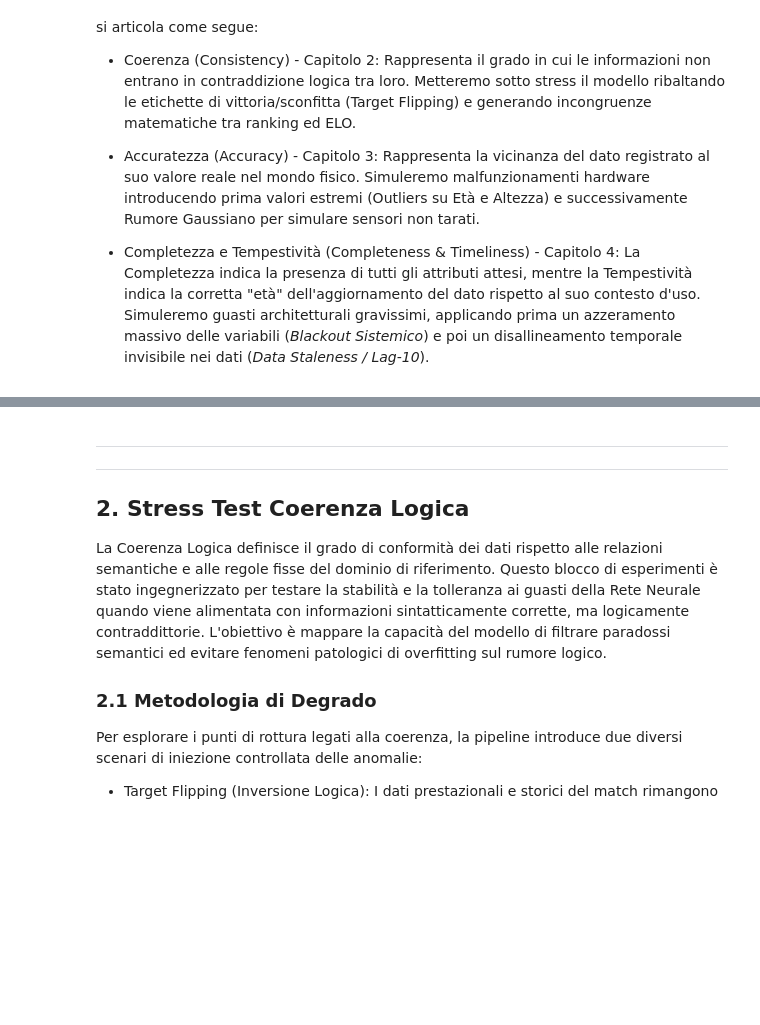
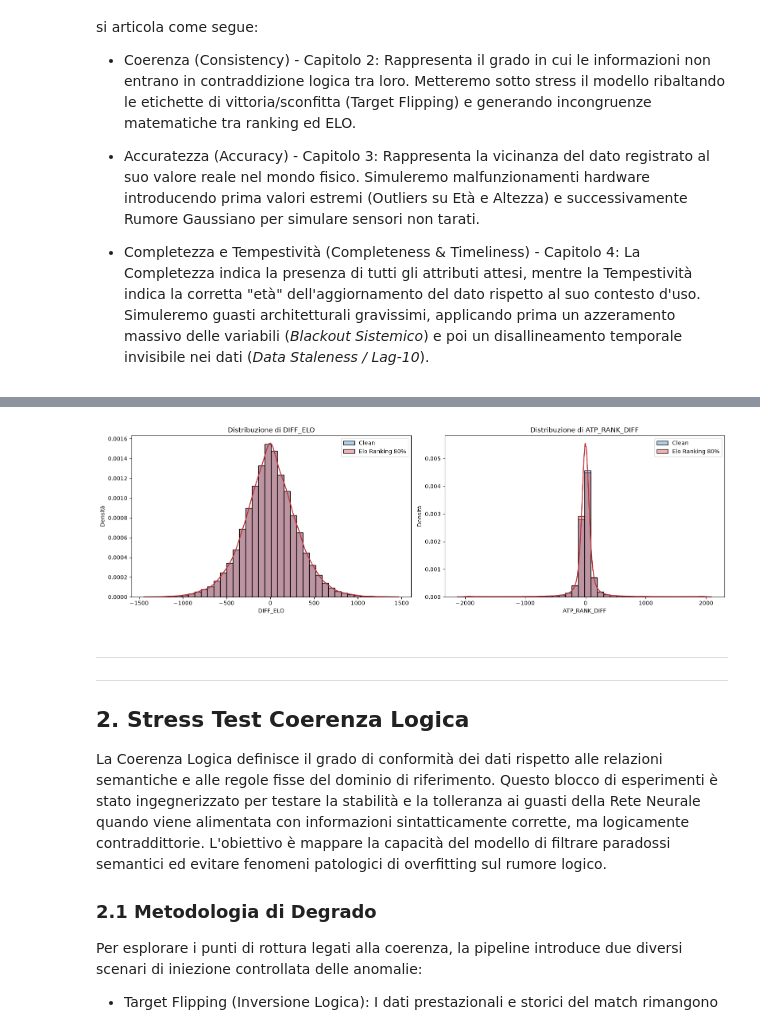
Before and after one commit to ilBiondo06/Architetture-Dati-Progetto, a Jupyter notebook: doc/Architetture-Dati report.ipynb, the cells around one changed output, grey strips where cells are left out. Drawn from its saved outputs; the diff is of its cells as text; code cells hidden in the pictures; blank space fills up the shorter version.

```diff
--- a/doc/Architetture-Dati report.ipynb
+++ b/doc/Architetture-Dati report.ipynb
@@ -283,3 +306,39 @@ In sintesi, questa fase evidenzia che i dataset sporchi mantengono una struttura
+# %%
+import pandas as pd
+import matplotlib.pyplot as plt
+import seaborn as sns
+
+clean_path = '../data/clean/dataset_ml_ready.csv'
+dirty_path = '../data/dirty/dataset_coerenza_elorank_80pct.csv'
+output_path = '../results/plots/coerenza_07_rankdiff_elorank_80pct.png'
+
+clean_df = pd.read_csv(clean_path)
+clean_df['tourney_date'] = pd.to_datetime(clean_df['tourney_date'])
+clean_df = clean_df[clean_df['tourney_date'].dt.year <= 2022].copy()
+
+dirty_df = pd.read_csv(dirty_path)
+
+features = ['DIFF_ELO', 'ATP_RANK_DIFF']
+
+fig, axes = plt.subplots(1, 2, figsize=(16, 5))
+
+for ax, feature in zip(axes, features):
+    clean_values = pd.to_numeric(clean_df[feature], errors='coerce').dropna()
+    dirty_values = pd.to_numeric(dirty_df[feature], errors='coerce').dropna()
+
+    sns.histplot(clean_values, bins=40, stat='density', kde=True, color='#1f77b4', alpha=0.35, label='Clean', ax=ax)
+    sns.histplot(dirty_values, bins=40, stat='density', kde=True, color='#d62728', alpha=0.35, label='Elo Ranking 80%', ax=ax)
+
+    ax.set_title(f'Distribuzione di {feature}')
+    ax.set_xlabel(feature)
+    ax.set_ylabel('Densità')
+    ax.legend()
+
+plt.tight_layout()
+plt.savefig(output_path, dpi=300, bbox_inches='tight')
+plt.show()
+# %% [output]
+[figure, added]
 # %% [markdown]
 ---
 ---
```
Also changed, not shown: parts of 4 cells of this notebook, 7 other files.
